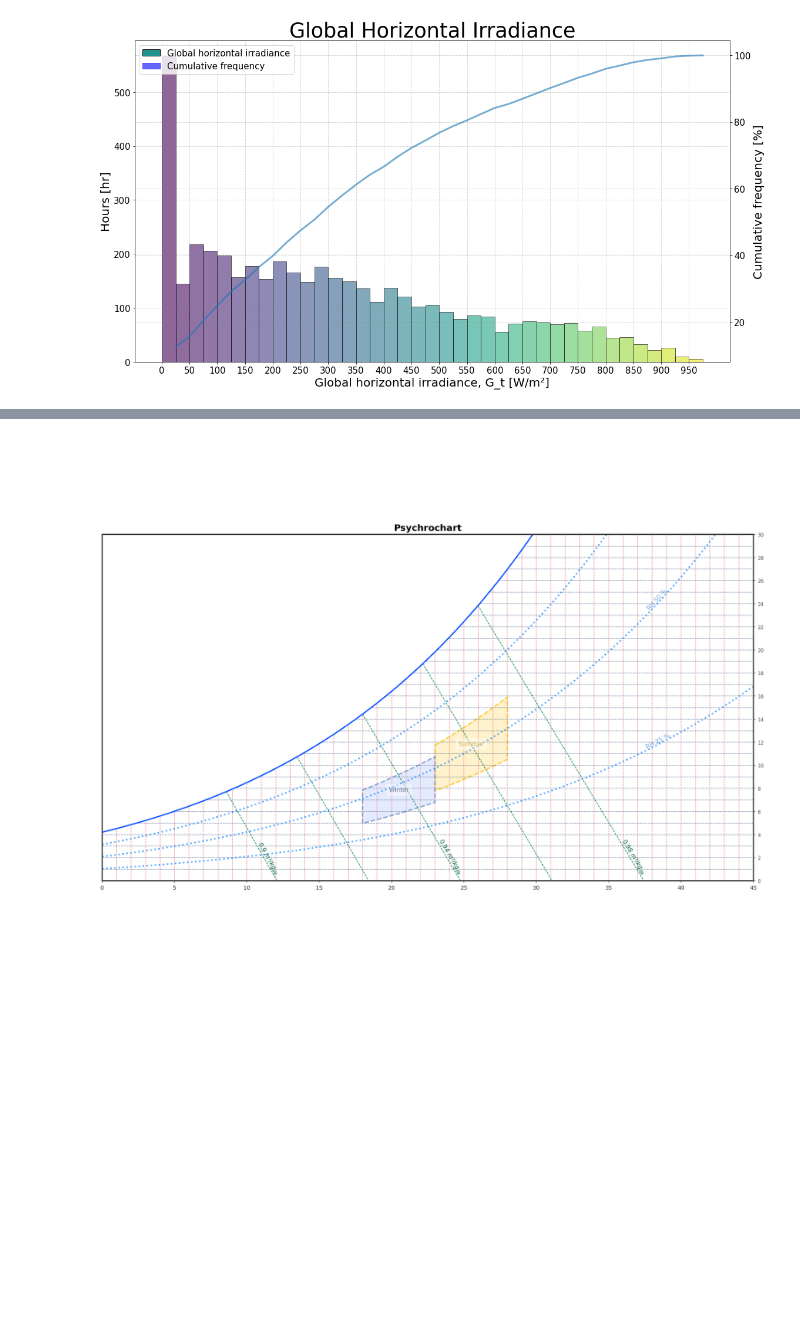
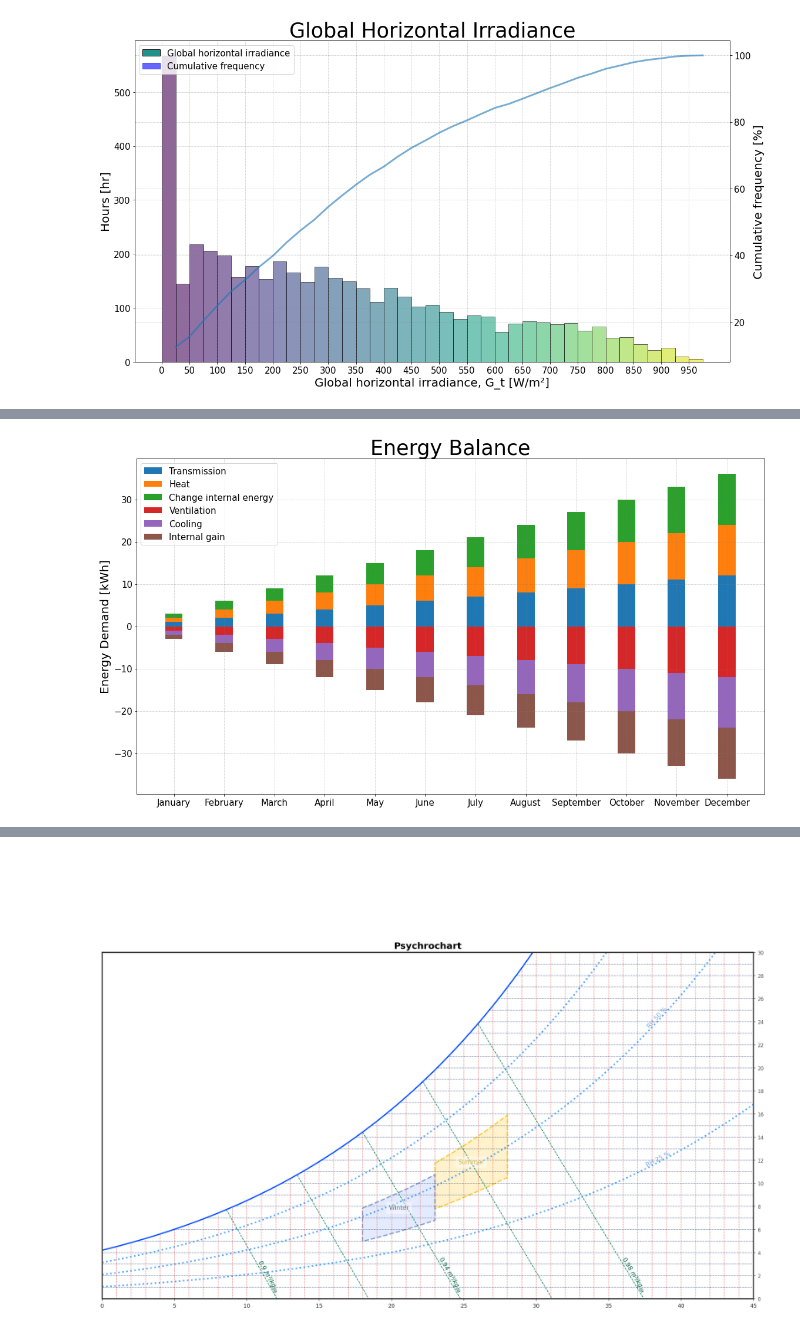
Before and after one commit to EURAC-EEBgroup/CULTURAL-E-Data-Visualization-Library, a Jupyter notebook: notebooks/1.0-report.ipynb, the cells around one changed output, grey strips where cells are left out. Saved outputs shown, nothing was run; the diff lists cells and outputs as text; code cells hidden in the pictures; blank space fills up the shorter version.

Commit message:
Mock energy balance graphs

```diff
--- a/notebooks/1.0-report.ipynb
+++ b/notebooks/1.0-report.ipynb
@@ -72,3 +75,7 @@ viz.cooling_loads(cultural_e)
+# %%
+viz.zone_energy_balance()
+# %% [output]
+[figure, added]
 # %%
 viz.energy_balance()
 # %% [output]
```
Also changed, not shown: parts of 4 cells of this notebook, 1 other file.
